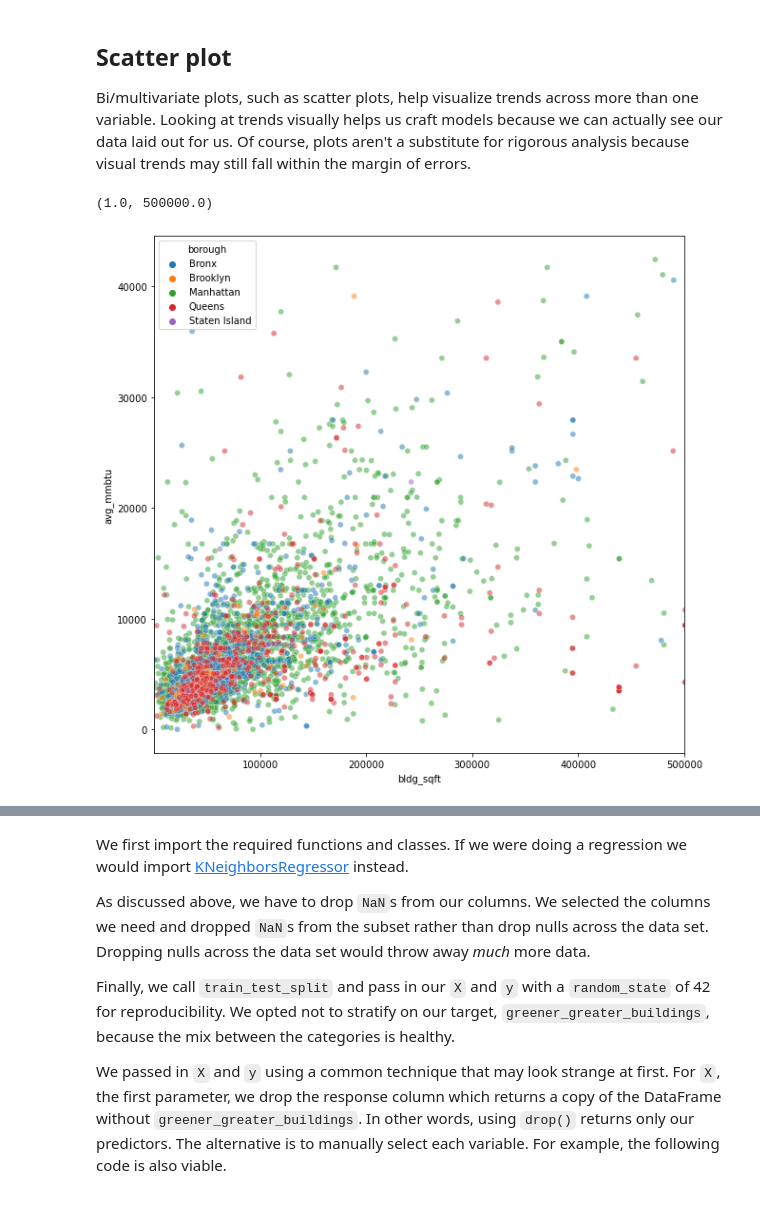
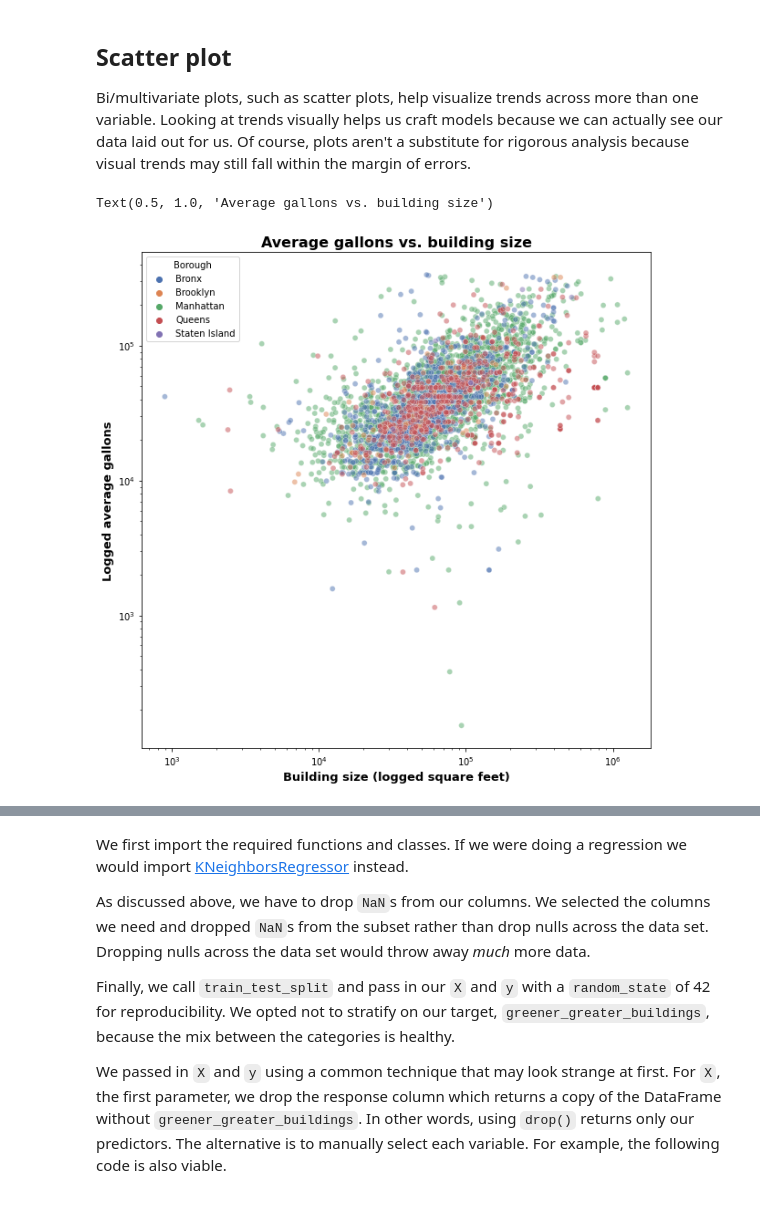
Before and after one commit to habibaaziz/OPEN_DATA_NYC_2021, a Jupyter notebook: MachineLearning.ipynb, the cells around one changed output, grey strips where cells are left out. Saved outputs shown, nothing was run; the diff lists cells and outputs as text; code cells hidden in the pictures.

```diff
--- a/MachineLearning.ipynb
+++ b/MachineLearning.ipynb
@@ -313,15 +325,35 @@ We can see exactly where the observations are from the rug plot (red) and densit
 ## Scatter plot
 
 Bi/multivariate plots, such as scatter plots, help visualize trends across more than one variable. Looking at trends visually helps us craft models because we can actually see our data laid out for us. Of course, plots aren't a substitute for rigorous analysis because visual trends may still fall within the margin of errors.
-# %%
-
-
-# TEMP
-
-fig, ax = plt.subplots(figsize=(10, 10))
-ax = sns.scatterplot(x="bldg_sqft", y="avg_mmbtu", hue="borough", data=clean_heat, ax=ax, alpha=0.5)
-ax.set_xlim(1, 500000)
-# %% [output]
-(1.0, 500000.0)
-[figure, removed]
+# %%
+fig_sqft_gal, ax_sqft_gal = plt.subplots(figsize=(10, 10))
+
+# Making this plot look good is...difficult.
+# Maybe play with facets later.
+sns.scatterplot(x="bldg_sqft",
+                y="avg_gallons",
+                hue="borough",
+                palette="deep",
+                alpha=0.5,
+                data=clean_heat,
+                ax=ax_sqft_gal)
+
+# Log scale really helps due to the units
+ax_sqft_gal.set_xscale("log")
+ax_sqft_gal.set_yscale("log")
+
+# Labels
+ax_sqft_gal.get_legend().set_title("Borough")
+ax_sqft_gal.set_xlabel("Building size (logged square feet)",
+                       fontweight="bold",
+                       fontsize=13)
+ax_sqft_gal.set_ylabel("Logged average gallons",
+                       fontweight="bold",
+                       fontsize=13)
+ax_sqft_gal.set_title("Average gallons vs. building size",
+                      fontweight="bold",
+                      fontsize=16)
+# %% [output]
+Text(0.5, 1.0, 'Average gallons vs. building size')
+[figure, added]
 # %% [markdown]
```
Also changed, not shown: parts of 32 cells of this notebook.
